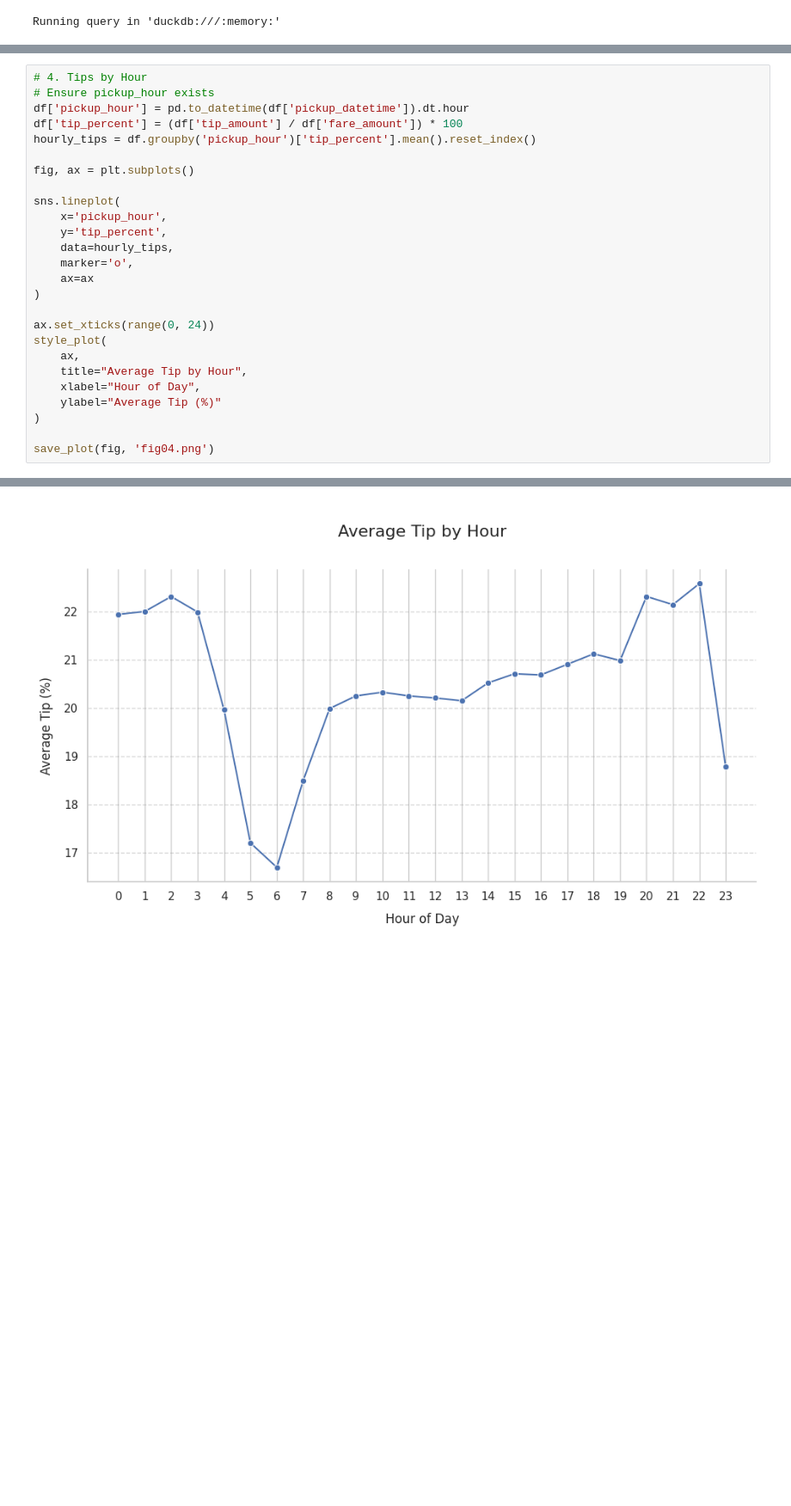
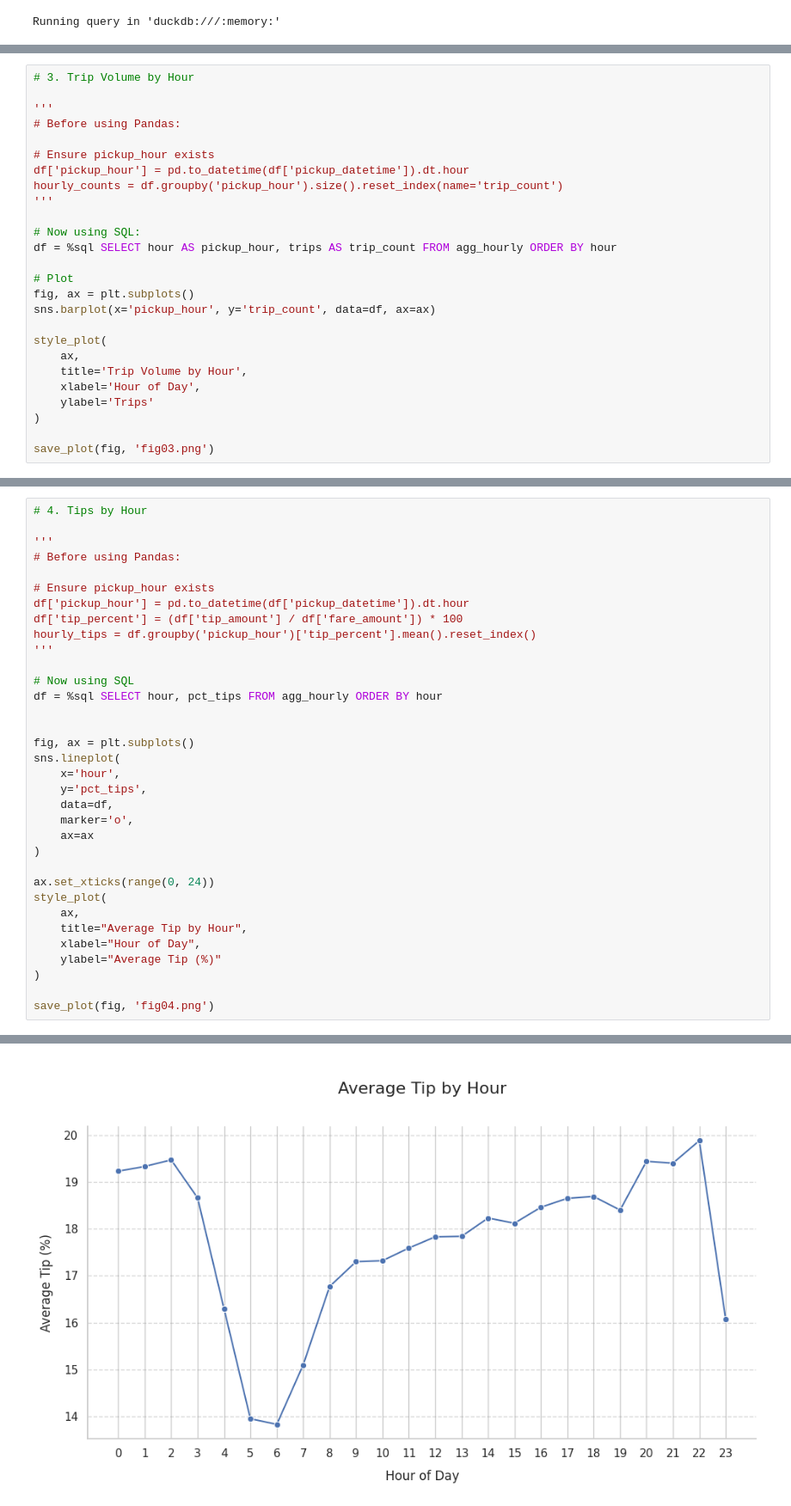
Before and after one commit to jgafnea/taxi-eda, a Jupyter notebook: notebooks/eda.ipynb, the cells around one changed output, grey strips where cells are left out. Shown: that part at 86% size. Drawn from its saved outputs; the diff is of its cells as text; blank space fills up the shorter version.

Commit message:
feat: add aggregate table for hourly volume and tips

```diff
--- a/notebooks/eda.ipynb
+++ b/notebooks/eda.ipynb
@@ -240,0 +261,26 @@ save_plot(fig, 'fig03.png')
+# %%
+# 3. Trip Volume by Hour
+
+'''
+# Before using Pandas:
+
+# Ensure pickup_hour exists
+df['pickup_hour'] = pd.to_datetime(df['pickup_datetime']).dt.hour
+hourly_counts = df.groupby('pickup_hour').size().reset_index(name='trip_count')
+'''
+
+# Now using SQL:
+df = %sql SELECT hour AS pickup_hour, trips AS trip_count FROM agg_hourly ORDER BY hour
+
+# Plot
+fig, ax = plt.subplots()
+sns.barplot(x='pickup_hour', y='trip_count', data=df, ax=ax)
+
+style_plot(
+    ax,
+    title='Trip Volume by Hour',
+    xlabel='Hour of Day',
+    ylabel='Trips'
+)
+
+save_plot(fig, 'fig03.png')
@@ -241,16 +290,24 @@ save_plot(fig, 'fig03.png')
 # %%
 # 4. Tips by Hour
+
+'''
+# Before using Pandas:
+
 # Ensure pickup_hour exists
 df['pickup_hour'] = pd.to_datetime(df['pickup_datetime']).dt.hour
 df['tip_percent'] = (df['tip_amount'] / df['fare_amount']) * 100
 hourly_tips = df.groupby('pickup_hour')['tip_percent'].mean().reset_index()
+'''
+
+# Now using SQL
+df = %sql SELECT hour, pct_tips FROM agg_hourly ORDER BY hour
+
 
 fig, ax = plt.subplots()
-
 sns.lineplot(
-    x='pickup_hour',
-    y='tip_percent',
-    data=hourly_tips,
+    x='hour',
+    y='pct_tips',
+    data=df,
     marker='o',
     ax=ax
 )
@@ -268,3 +326,3 @@ save_plot(fig, 'fig04.png')
-[figure, old version]
+[figure, new version]
 # %% [markdown]
 ## Summary
```
Also changed, not shown: parts of 6 cells of this notebook.
